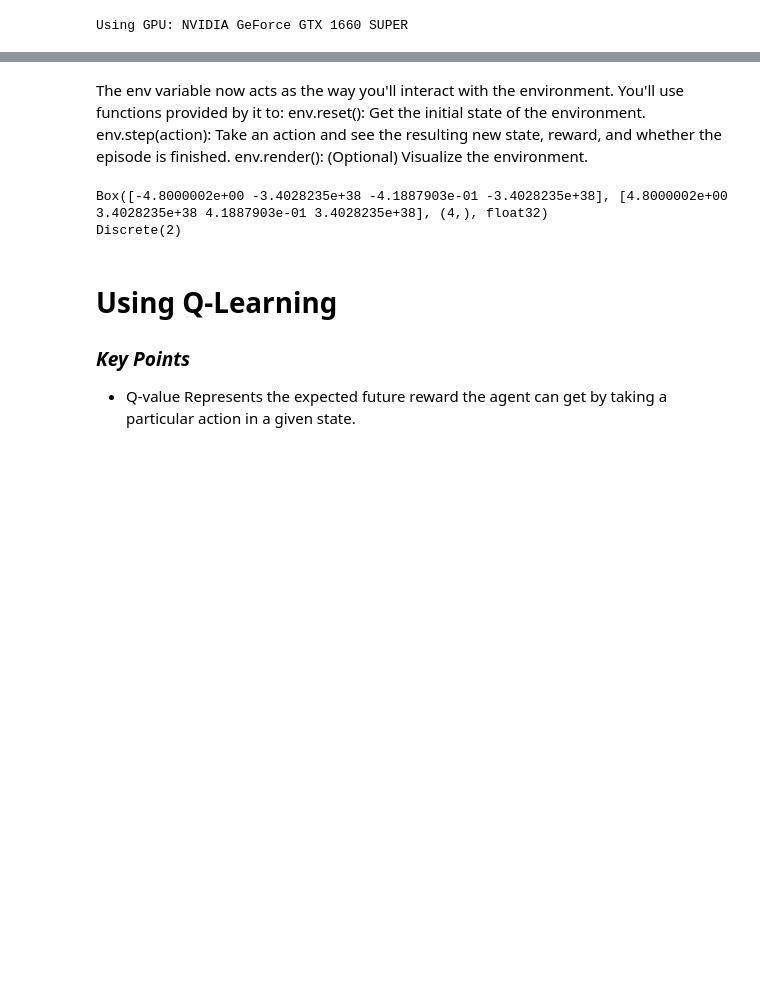
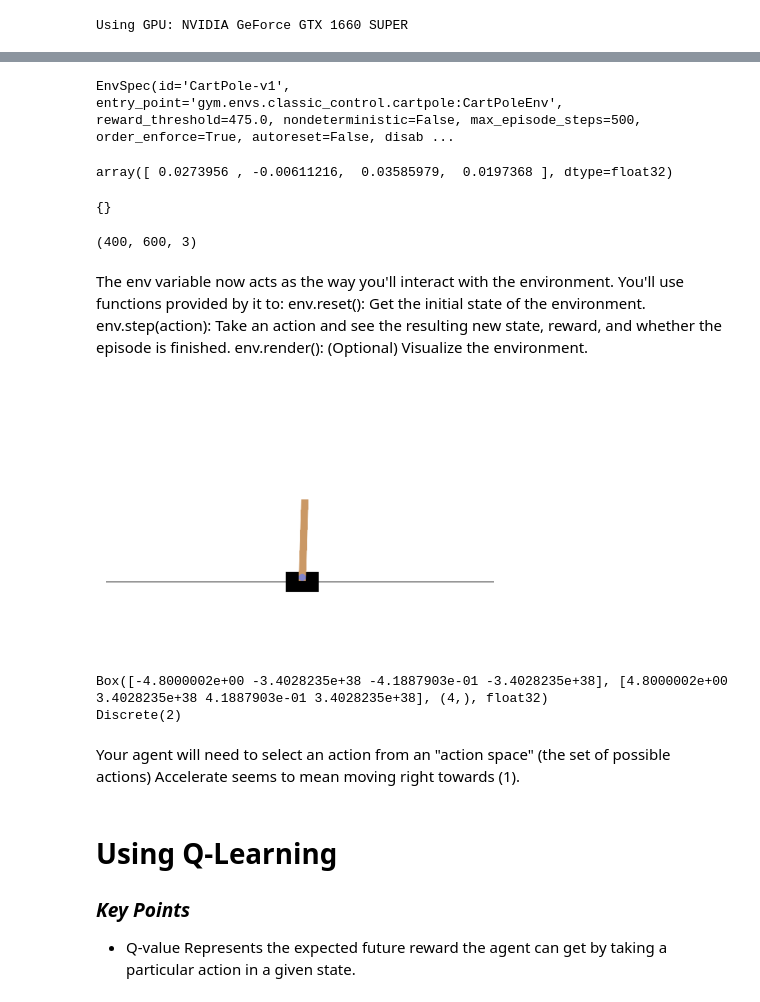
Before and after one commit to GioDude211/ML-2---Projects, a Jupyter notebook: Project 6/vecchione_Project6_1.ipynb, the cells around one changed output, grey strips where cells are left out. Cells and saved outputs as stored; diff of their text form; code cells hidden in the pictures; blank space fills up the shorter version.

```diff
--- a/Project 6/vecchione_Project6_1.ipynb
+++ b/Project 6/vecchione_Project6_1.ipynb
@@ -30,4 +51,4 @@ else:
 Using GPU: NVIDIA GeForce GTX 1660 SUPER
 # %%
 #Creates the environment to simulate the world needed. This includes all the necessary physics, rules, goals, etc.
-env = gym.make("CartPole-v1")
+env = gym.make("CartPole-v1", render_mode="rgb_array")
@@ -34,14 +61,50 @@ env = gym.make("CartPole-v1")
+# %%
+# extra code - shows the specification for the CartPole-v1 environment
+envs["CartPole-v1"]
+# %% [output]
+EnvSpec(id='CartPole-v1', entry_point='gym.envs.classic_control.cartpole:CartPoleEnv', reward_threshold=475.0, nondeterministic=False, max_episode_steps=500, order_enforce=True, autoreset=False, disab ...
+# %%
+obs, info = env.reset(seed=42)
+obs
+# %% [output]
+array([ 0.0273956 , -0.00611216,  0.03585979,  0.0197368 ], dtype=float32)
+# %%
+info
+# %% [output]
+{}
+# %%
+img = env.render()
+img.shape  # height, width, channels (3 = Red, Green, Blue)
+# %% [output]
+(400, 600, 3)
 # %% [markdown]
 The env variable now acts as the way you'll interact with the environment. You'll use functions provided by it to:
 env.reset(): Get the initial state of the environment.
 env.step(action): Take an action and see the resulting new state, reward, and whether the episode is finished.
 env.render(): (Optional) Visualize the environment.
+# %%
+# extra code - creates a little function to render and plot an environment
+
+def plot_environment(env, figsize=(5, 4)):
+    plt.figure(figsize=figsize)
+    img = env.render()
+    plt.imshow(img)
+    plt.axis("off")
+    return img
+
+plot_environment(env)
+plt.show()
+# %% [output]
+[figure, added]
 # %%
 print(env.observation_space)  # What the agent observes
 print(env.action_space)       # Actions the agent can take
 # %% [output]
 Box([-4.8000002e+00 -3.4028235e+38 -4.1887903e-01 -3.4028235e+38], [4.8000002e+00 3.4028235e+38 4.1887903e-01 3.4028235e+38], (4,), float32)
 Discrete(2)
+# %% [markdown]
+Your agent will need to select an action from an "action space" (the set of possible actions)
+Accelerate seems to mean moving right towards (1).
 # %% [markdown]
 # Using Q-Learning
 
```
Also changed, not shown: parts of 28 cells of this notebook, 2 other files.
